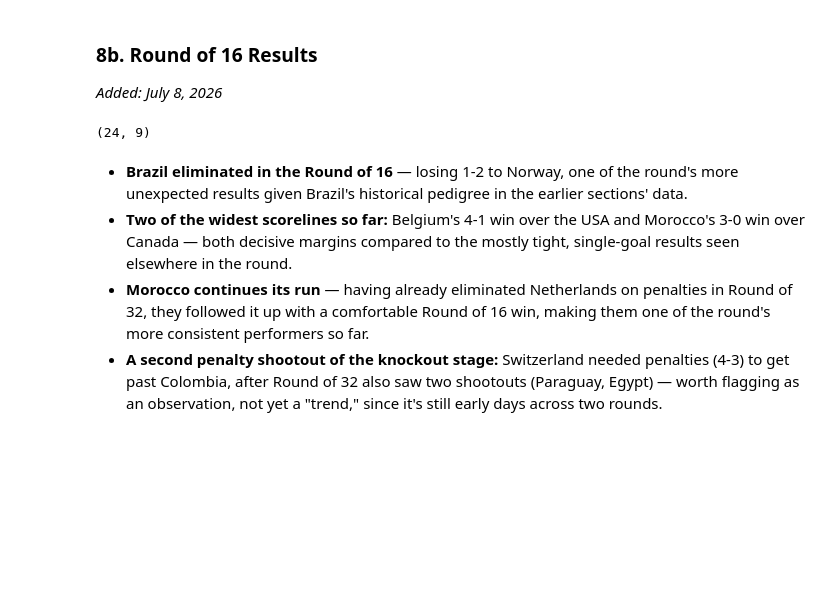
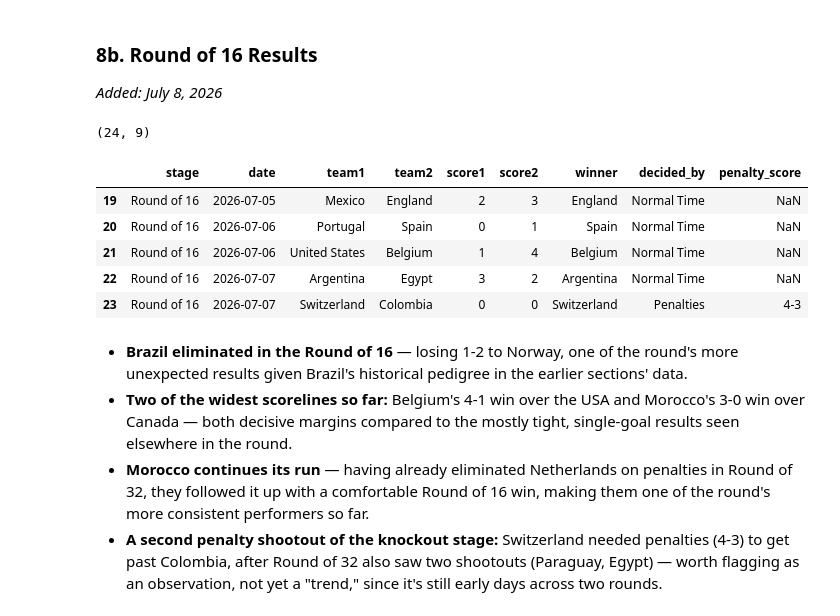
Before and after one commit to jimmy-ai2/World-Cup-26-EDA, a Jupyter notebook: World-Cup_EDA.ipynb, the cells around one changed output. Cells and saved outputs as stored; diff of their text form; code cells hidden in the pictures; blank space fills up the shorter version.

```diff
--- a/World-Cup_EDA.ipynb
+++ b/World-Cup_EDA.ipynb
@@ -814,33 +814,40 @@ wc_2026_results_r16 = [
         "date": "2026-07-07",
         "team1": "Argentina",
         "team2": "Egypt",
         "score1": 3,
         "score2": 2,
         "winner": "Argentina",
         "decided_by": "Normal Time",
         "penalty_score": None
     },
     {
         "stage": "Round of 16",
         "date": "2026-07-07",
         "team1": "Switzerland",
         "team2": "Colombia",
         "score1": 0,
         "score2": 0,
         "winner": "Switzerland",
         "decided_by": "Penalties",
         "penalty_score": "4-3"
     }
 ]
 
 
 wc_2026_results_df = pd.concat(
     [wc_2026_results_df, pd.DataFrame(wc_2026_results_r16)],
     ignore_index=True
 )
 print(wc_2026_results_df.shape)
+wc_2026_results_df.tail()
 # %% [output]
 (24, 9)
+|  | stage | date | team1 | team2 | score1 | score2 | winner | decided_by | penalty_score |
+| 19 | Round of 16 | 2026-07-05 | Mexico | England | 2 | 3 | England | Normal Time | NaN |
+| 20 | Round of 16 | 2026-07-06 | Portugal | Spain | 0 | 1 | Spain | Normal Time | NaN |
+| 21 | Round of 16 | 2026-07-06 | United States | Belgium | 1 | 4 | Belgium | Normal Time | NaN |
+| 22 | Round of 16 | 2026-07-07 | Argentina | Egypt | 3 | 2 | Argentina | Normal Time | NaN |
+| 23 | Round of 16 | 2026-07-07 | Switzerland | Colombia | 0 | 0 | Switzerland | Penalties | 4-3 |
 # %% [markdown]
 - **Brazil eliminated in the Round of 16** — losing 1-2 to Norway, one of the round's more unexpected results given Brazil's historical pedigree in the earlier sections' data.
 - **Two of the widest scorelines so far:** Belgium's 4-1 win over the USA and Morocco's 3-0 win over Canada — both decisive margins compared to the mostly tight, single-goal results seen elsewhere in the round.
```
Also changed, not shown: parts of 2 cells of this notebook.
